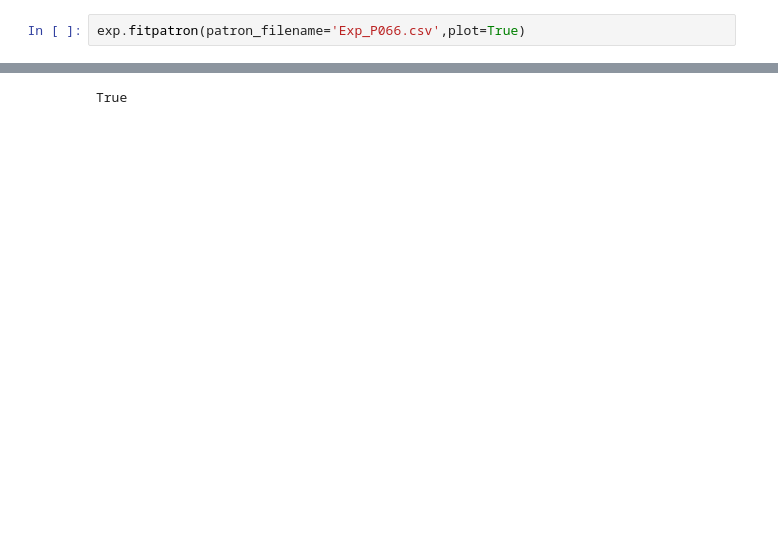
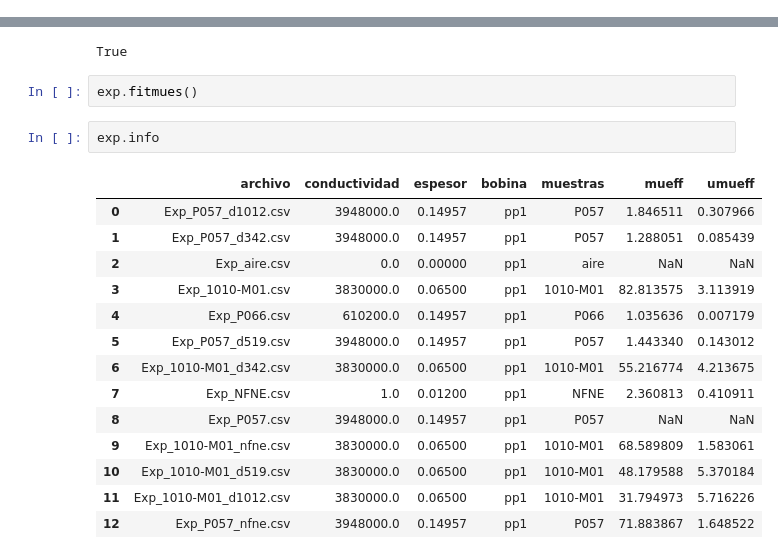
Before and after one commit to carabedo/iamend_test, a Jupyter notebook: manual.ipynb, the cells around one changed output, grey strips where cells are left out. Drawn from its saved outputs; the diff is of its cells as text; blank space fills up the shorter version.

```diff
--- a/manual.ipynb
+++ b/manual.ipynb
@@ -20,5 +20,3 @@ exp=ci.exp('.//iamend_ci//datos//pp1_manual//',normcorr=True,test=False,dropfirs
 10   Exp_1010-M01_d519.csv      3830000.0  0.06500    pp1  1010-M01
 11  Exp_1010-M01_d1012.csv      3830000.0  0.06500    pp1  1010-M01
 12       Exp_P057_nfne.csv      3948000.0  0.14957    pp1      P057
-# %%
-exp.fitpatron(patron_filename='Exp_P066.csv',plot=True)
@@ -34,3 +27,22 @@ z1 = 1.4442181359936122 mm
 [interactive output not drawn]
 [interactive output not drawn]
 True
+# %%
+exp.fitmues()
+# %%
+exp.info
+# %% [output]
+|  | archivo | conductividad | espesor | bobina | muestras | mueff | umueff |
+| 0 | Exp_P057_d1012.csv | 3948000.0 | 0.14957 | pp1 | P057 | 1.846511 | 0.307966 |
+| 1 | Exp_P057_d342.csv | 3948000.0 | 0.14957 | pp1 | P057 | 1.288051 | 0.085439 |
+| 2 | Exp_aire.csv | 0.0 | 0.00000 | pp1 | aire | NaN | NaN |
+| 3 | Exp_1010-M01.csv | 3830000.0 | 0.06500 | pp1 | 1010-M01 | 82.813575 | 3.113919 |
+| 4 | Exp_P066.csv | 610200.0 | 0.14957 | pp1 | P066 | 1.035636 | 0.007179 |
+| 5 | Exp_P057_d519.csv | 3948000.0 | 0.14957 | pp1 | P057 | 1.443340 | 0.143012 |
+| 6 | Exp_1010-M01_d342.csv | 3830000.0 | 0.06500 | pp1 | 1010-M01 | 55.216774 | 4.213675 |
+| 7 | Exp_NFNE.csv | 1.0 | 0.01200 | pp1 | NFNE | 2.360813 | 0.410911 |
+| 8 | Exp_P057.csv | 3948000.0 | 0.14957 | pp1 | P057 | NaN | NaN |
+| 9 | Exp_1010-M01_nfne.csv | 3830000.0 | 0.06500 | pp1 | 1010-M01 | 68.589809 | 1.583061 |
+| 10 | Exp_1010-M01_d519.csv | 3830000.0 | 0.06500 | pp1 | 1010-M01 | 48.179588 | 5.370184 |
+| 11 | Exp_1010-M01_d1012.csv | 3830000.0 | 0.06500 | pp1 | 1010-M01 | 31.794973 | 5.716226 |
+| 12 | Exp_P057_nfne.csv | 3948000.0 | 0.14957 | pp1 | P057 | 71.883867 | 1.648522 |
```
Also changed, not shown: parts of 4 cells of this notebook, 5 other files.
